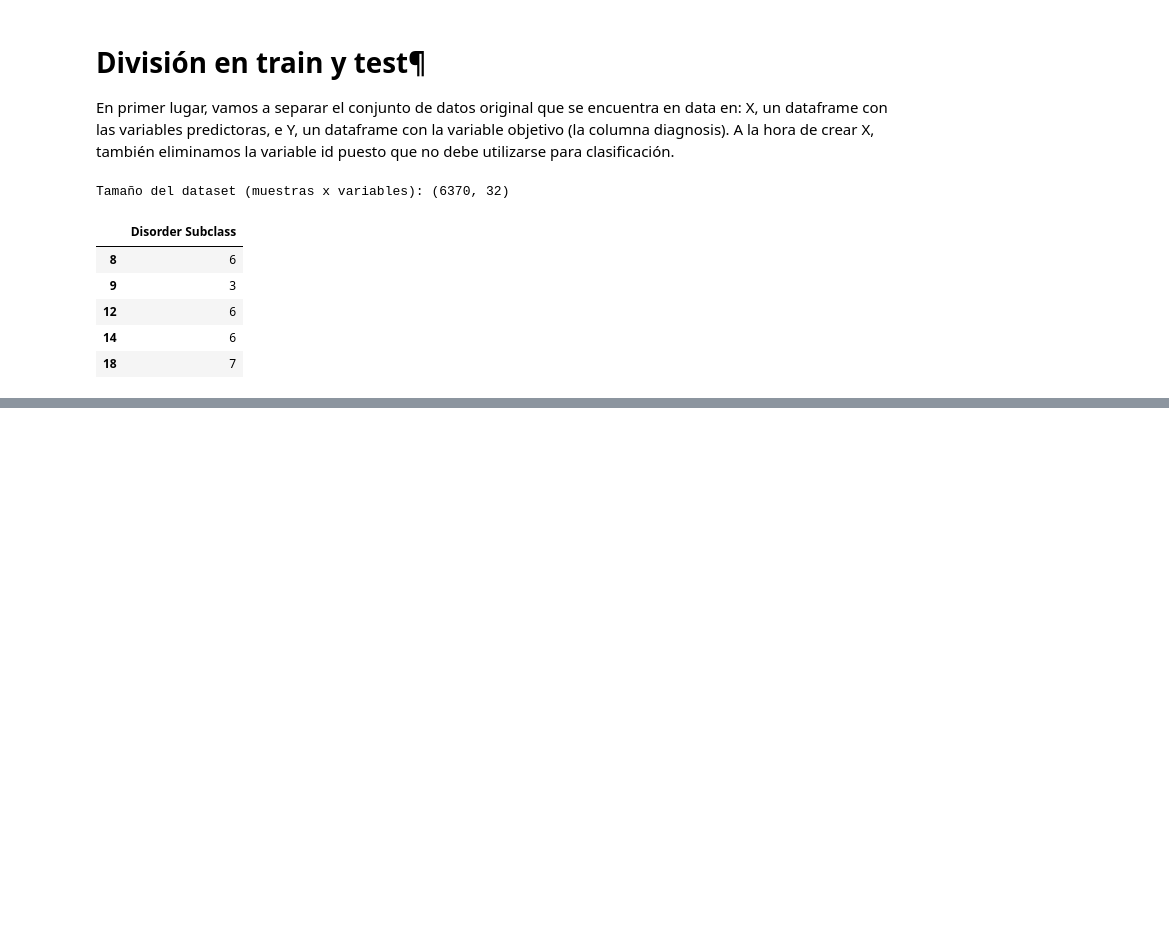
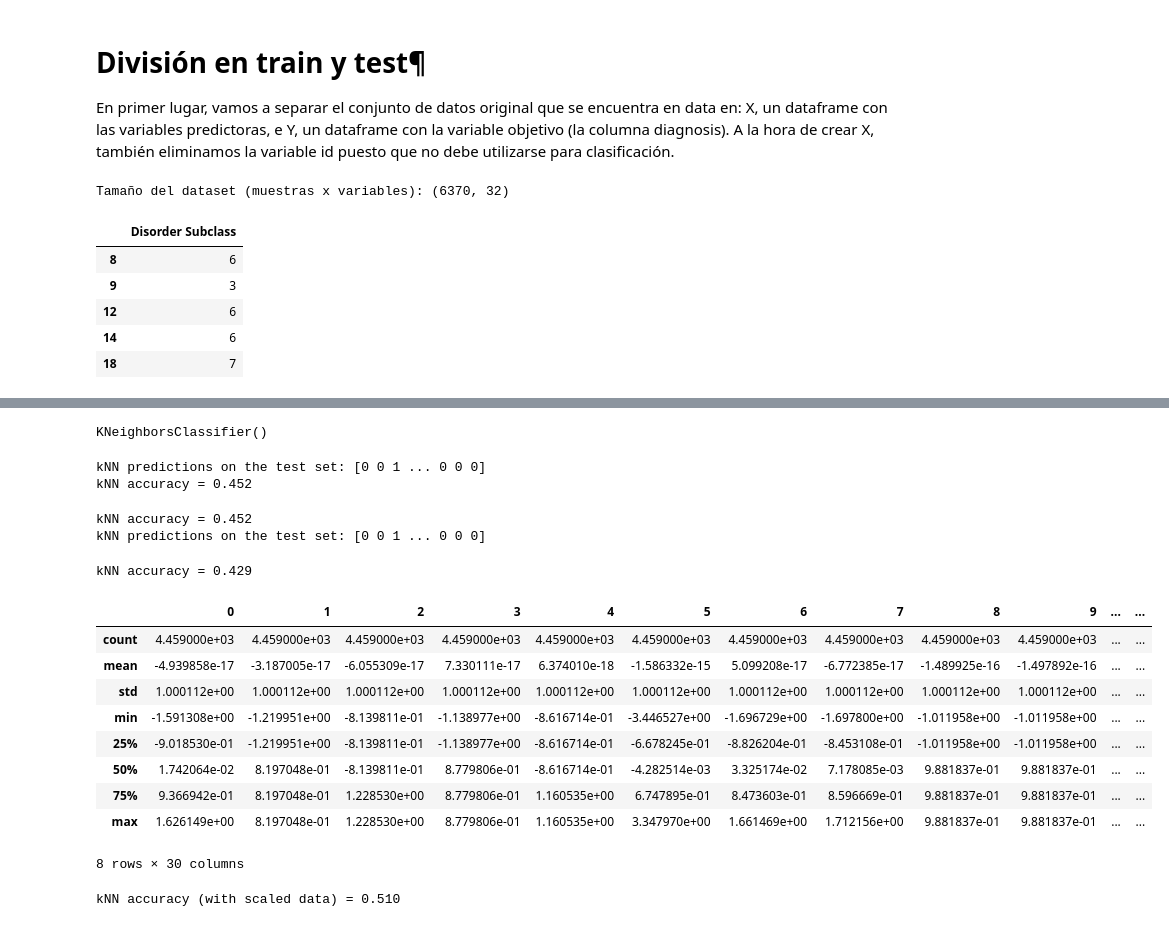
Before and after one commit to nozerorma/ML-IA---Final-Module-Project-G5, a Jupyter notebook: Notebook _G5_Project_mig.ipynb, the cells around one changed output, grey strips where cells are left out. Drawn from its saved outputs; the diff is of its cells as text; code cells hidden in the pictures; blank space fills up the shorter version.

Commit message:
with scaled knn

```diff
--- a/Notebook _G5_Project_mig.ipynb
+++ b/Notebook _G5_Project_mig.ipynb
@@ -408,0 +422,66 @@ Name: Genetic Disorder, dtype: int64
+# %%
+# Sin escalado KNN
+from sklearn.neighbors import KNeighborsClassifier
+from sklearn import metrics # metricas de uso
+
+knn = KNeighborsClassifier()
+# Use  Y_train.values.ravel() to avoid a warning
+knn.fit(X_train, Y_train.values.ravel())
+# %% [output]
+KNeighborsClassifier()
+# %%
+knn_prediction = knn.predict(X_test)
+print('kNN predictions on the test set:', knn_prediction)
+print('kNN accuracy = {:0.3f}'.format(metrics.accuracy_score(Y_test, knn_prediction))) # predicciones v muestras
+# {} da params para format
+# %% [output]
+kNN predictions on the test set: [0 0 1 ... 0 0 0]
+kNN accuracy = 0.452
+# %%
+knn = KNeighborsClassifier(n_neighbors = 5)
+
+knn.fit(X_train, Y_train.values.ravel())
+
+knn_prediction = knn.predict(X_test)
+print('kNN accuracy = {:0.3f}'.format(metrics.accuracy_score(Y_test, knn_prediction)))
+print('kNN predictions on the test set:', knn_prediction)
+# %% [output]
+kNN accuracy = 0.452
+kNN predictions on the test set: [0 0 1 ... 0 0 0]
+# %%
+knn = KNeighborsClassifier(n_neighbors = 5, weights = 'distance')
+
+knn.fit(X_train, Y_train.values.ravel())
+
+knn_prediction = knn.predict(X_test)
+print('kNN accuracy = {:0.3f}'.format(metrics.accuracy_score(Y_test, knn_prediction)))
+# %% [output]
+kNN accuracy = 0.429
+# %%
+# Con escalado KNN
+from sklearn.preprocessing import StandardScaler
+scaler = StandardScaler()
+
+X_train_scaled = pd.DataFrame(scaler.fit_transform(X_train))
+X_test_scaled = scaler.transform(X_test)
+
+display(X_train_scaled.describe())
+# %% [output]
+|  | 0 | 1 | 2 | 3 | 4 | 5 | 6 | 7 | 8 | 9 | ... | ... |
+| count | 4.459000e+03 | 4.459000e+03 | 4.459000e+03 | 4.459000e+03 | 4.459000e+03 | 4.459000e+03 | 4.459000e+03 | 4.459000e+03 | 4.459000e+03 | 4.459000e+03 | ... | ... |
+| mean | -4.939858e-17 | -3.187005e-17 | -6.055309e-17 | 7.330111e-17 | 6.374010e-18 | -1.586332e-15 | 5.099208e-17 | -6.772385e-17 | -1.489925e-16 | -1.497892e-16 | ... | ... |
+| std | 1.000112e+00 | 1.000112e+00 | 1.000112e+00 | 1.000112e+00 | 1.000112e+00 | 1.000112e+00 | 1.000112e+00 | 1.000112e+00 | 1.000112e+00 | 1.000112e+00 | ... | ... |
+| min | -1.591308e+00 | -1.219951e+00 | -8.139811e-01 | -1.138977e+00 | -8.616714e-01 | -3.446527e+00 | -1.696729e+00 | -1.697800e+00 | -1.011958e+00 | -1.011958e+00 | ... | ... |
+| 25% | -9.018530e-01 | -1.219951e+00 | -8.139811e-01 | -1.138977e+00 | -8.616714e-01 | -6.678245e-01 | -8.826204e-01 | -8.453108e-01 | -1.011958e+00 | -1.011958e+00 | ... | ... |
+| 50% | 1.742064e-02 | 8.197048e-01 | -8.139811e-01 | 8.779806e-01 | -8.616714e-01 | -4.282514e-03 | 3.325174e-02 | 7.178085e-03 | 9.881837e-01 | 9.881837e-01 | ... | ... |
+| 75% | 9.366942e-01 | 8.197048e-01 | 1.228530e+00 | 8.779806e-01 | 1.160535e+00 | 6.747895e-01 | 8.473603e-01 | 8.596669e-01 | 9.881837e-01 | 9.881837e-01 | ... | ... |
+| max | 1.626149e+00 | 8.197048e-01 | 1.228530e+00 | 8.779806e-01 | 1.160535e+00 | 3.347970e+00 | 1.661469e+00 | 1.712156e+00 | 9.881837e-01 | 9.881837e-01 | ... | ... |
+8 rows × 30 columns
+# %%
+knn_scaled = KNeighborsClassifier(n_neighbors = 500)
+knn_scaled.fit(X_train_scaled, Y_train.values.ravel())
+
+knn_prediction_scaled = knn_scaled.predict(X_test_scaled)
+print('kNN accuracy (with scaled data) = {:0.3f}'.format(metrics.accuracy_score(Y_test, knn_prediction_scaled)))
+# %% [output]
+kNN accuracy (with scaled data) = 0.510
```
Also changed, not shown: parts of 5 cells of this notebook, 1 other file.
